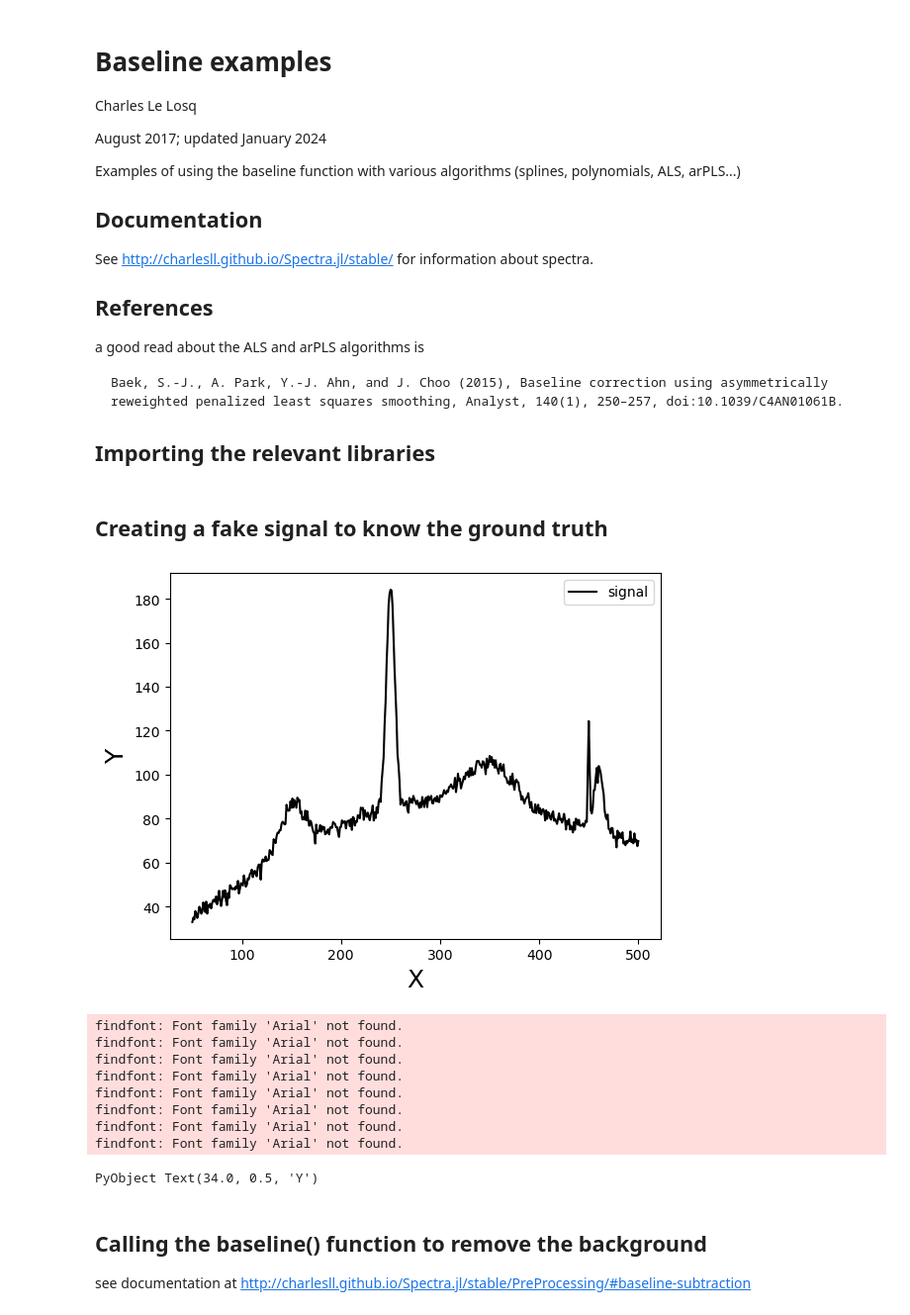
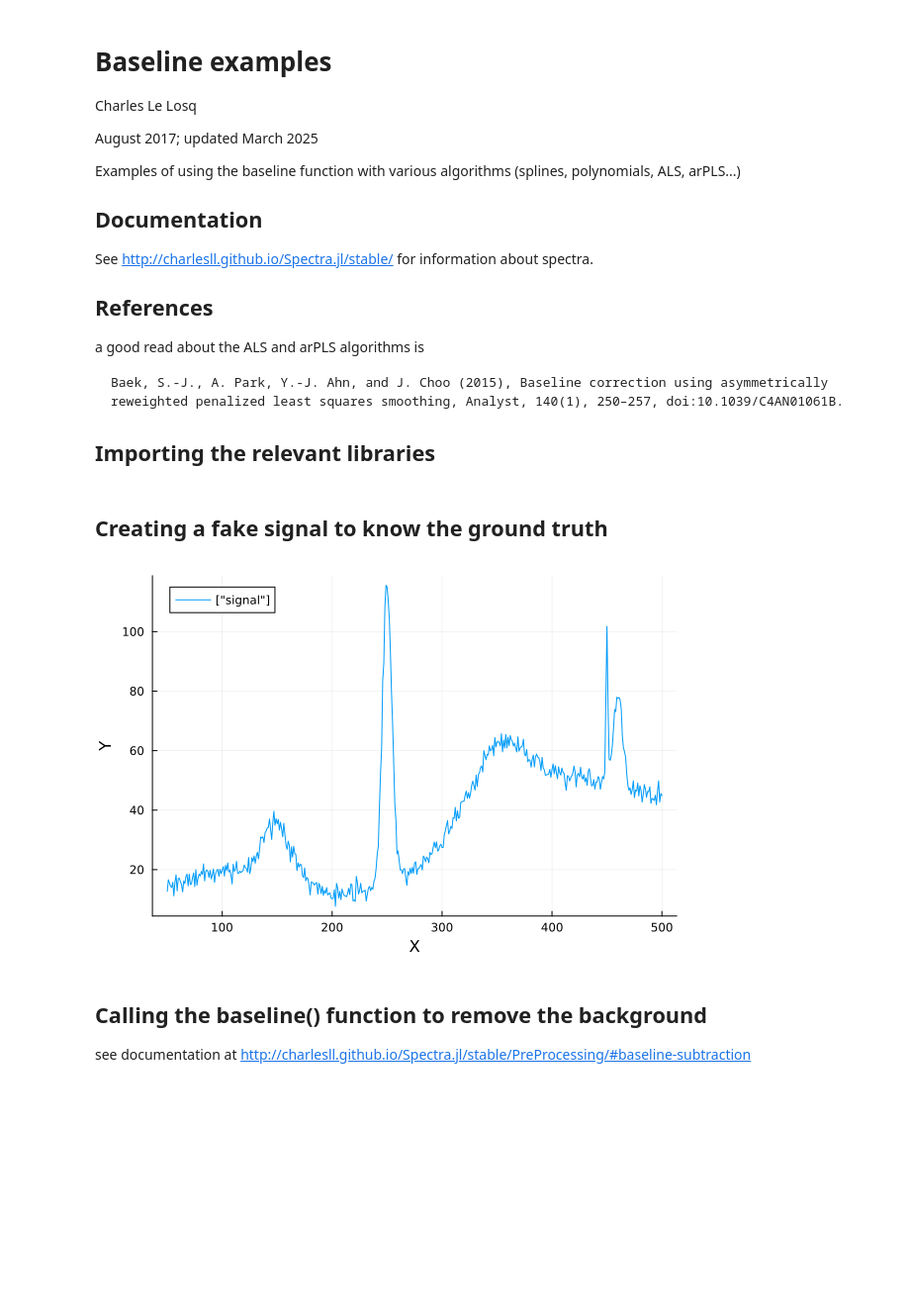
Before and after one commit to charlesll/Spectra.jl, a Jupyter notebook: examples/Baseline_examples_2.ipynb, the cells around one changed output. Shown at 99% size. Saved outputs shown, nothing was run; the diff lists cells and outputs as text; code cells hidden in the pictures; blank space fills up the shorter version.

```diff
--- a/examples/Baseline_examples_2.ipynb
+++ b/examples/Baseline_examples_2.ipynb
@@ -3,7 +3,7 @@
 
 Charles Le Losq
 
-August 2017; updated January 2024
+August 2017; updated March 2025
 
 Examples of using the baseline function with various algorithms (splines, polynomials, ALS, arPLS...)
 
@@ -32,38 +32,27 @@ using Random
 # %%
 x = collect(50:1.0:500)
 
 # 5 gaussian peaks
 p1 = 20.0 .* exp.(-log(2) .* ((x .-150.0)./15.0).^2)
 p2 = 100.0 .* exp.(-log(2) .* ((x .-250.0)./5.0).^2)
 p3 = 50.0 .* exp.(-log(2) .* ((x .-450.0)./1.0).^2)
 p4 = 20.0 .* exp.(-log(2) .* ((x .-350.0)./30.0).^2)
 p5 = 30.0 .* exp.(-log(2) .* ((x .-460.0)./5.0).^2)
 
 # some background: a large gaussian + linear
-bkg = 60.0 .* exp.(-log(2) .* ((x .-250.0)./200.0).^2) .+ 0.1.*x
+bkg = 10.0 .* sin.(x./50.0) + 0.1.*x
 
 # some noise
 noise = 2.0 * randn!(ones(size(x,1)))
 
 # the observation
 y = p1 + p2 + p3 + p4 + p5 + noise +bkg
 
 # making a plot
-plot(x,y,"k-",label="signal")
-legend()
-xlabel("X",fontname="Arial",fontsize=18)
-ylabel("Y",fontname="Arial",fontsize=18)
+p1 = plot(x, y, label=["signal"], xlabel="X", ylabel="Y")
+display(p1)
 # %% [output]
-[figure, old version]
+[figure, new version]
-findfont: Font family 'Arial' not found.
-findfont: Font family 'Arial' not found.
-findfont: Font family 'Arial' not found.
-findfont: Font family 'Arial' not found.
-findfont: Font family 'Arial' not found.
-findfont: Font family 'Arial' not found.
-findfont: Font family 'Arial' not found.
-findfont: Font family 'Arial' not found.
-PyObject Text(34.0, 0.5, 'Y')
 # %% [markdown]
 ## Calling the baseline() function to remove the background
 
```
Also changed, not shown: parts of 4 cells of this notebook, 38 other files.
